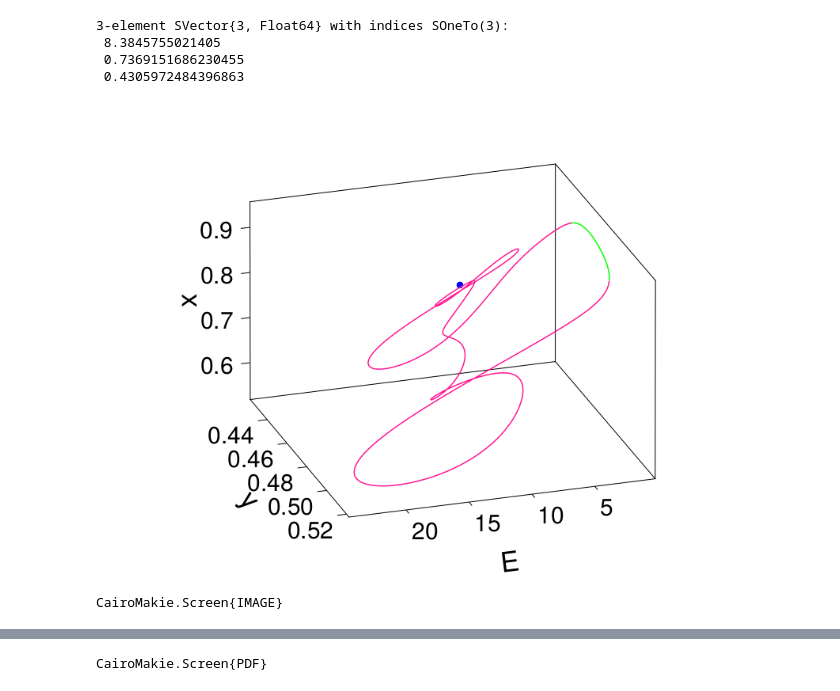
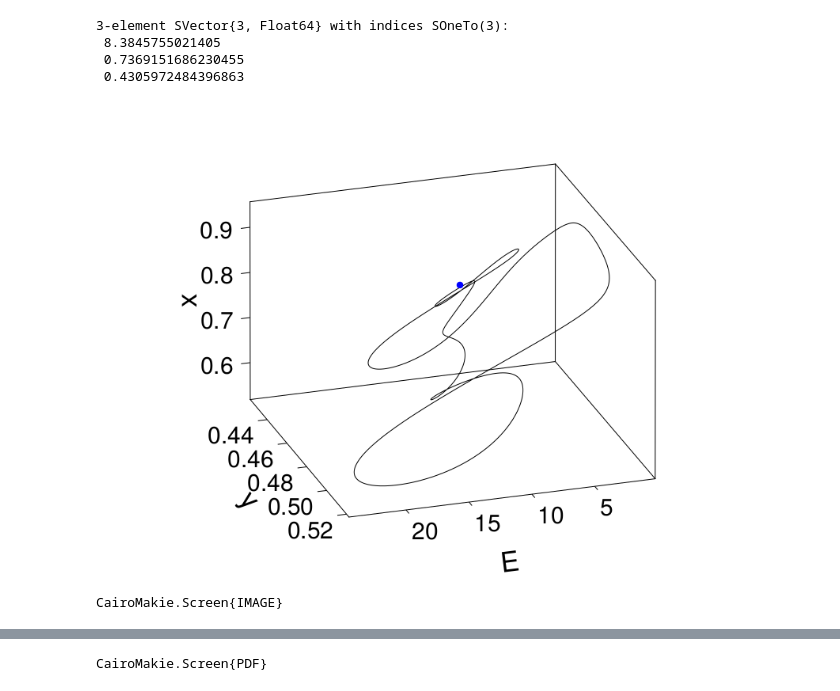
Before and after one commit to SergeyNovak777/dynamical-systems, a Jupyter notebook: Tsodyks Markram/Levanova/3 набор параметров/4 modes/Regular bursting activity.ipynb, the cells around one changed output, grey strips where cells are left out. Saved outputs shown, nothing was run; the diff lists cells and outputs as text; code cells hidden in the pictures.

```diff
--- a/Tsodyks Markram/Levanova/3 набор параметров/4 modes/Regular bursting activity.ipynb
+++ b/Tsodyks Markram/Levanova/3 набор параметров/4 modes/Regular bursting activity.ipynb
@@ -62,32 +62,34 @@ shift = real(eivecs[:, 1])*1e-7 + fp[idx]
 prob = ODEProblem(TM, u0_1, (0.0, 1000), p)
 sol = solve(prob, alg = Vern9(), adaptive = false, dt = 0.001);
 # %%
-ts1, tf1 = 809650, 811790
-ts2, tf2 = 809300, 809650
-
+ts, tf = 500000, 700000
 idx, idy, idz = 1, 3, 2
 lb_size = 35; tck_size = 30;
 dis  = 60;
 
 CairoMakie.activate!()
 f = Figure(resolution = (900, 600))
 ax = Axis3(f[1, 1], azimuth = 0.4pi,
             xlabel = "E", ylabel = "y", zlabel = "x",
             xlabelsize = lb_size, ylabelsize = lb_size, zlabelsize = lb_size,
             xticklabelsize = tck_size, yticklabelsize = tck_size, zticklabelsize = tck_size,
             xgridvisible = false, ygridvisible = false, zgridvisible = false,
             protrusions = dis, xlabeloffset = dis, ylabeloffset = dis, zlabeloffset = dis)
+            #yticks = [0.43, 0.45, 0.48])
 
+#ax = LScene(f[1, 1])
+
+#scale!(ax.scene, 1, 50, 50)
+
+lines!(sol[idx,ts:tf], sol[idy,ts:tf], sol[idz,ts:tf],
+    linewidth = 1.0, color = :black) # linewidth 3.0
 
 for (i, ep) in enumerate(fp)
     scatter!(ep[idx], ep[idy], ep[idz], color = :blue, markersize = 12)
 end
 
-lines!(sol[idx,ts2:tf2], sol[idy,ts2:tf2], sol[idz,ts2:tf2], linewidth = 1.5, color = :lime)
-lines!(sol[idx,ts1:tf1], sol[idy,ts1:tf1], sol[idz,ts1:tf1], linewidth = 1.5, color = :deeppink)
-
 display(f)
 # %% [output]
-[figure, old version]
+[figure, new version]
 CairoMakie.Screen{IMAGE}
 # %%
```
Also changed, not shown: parts of 1 cell of this notebook, 11 other files.
